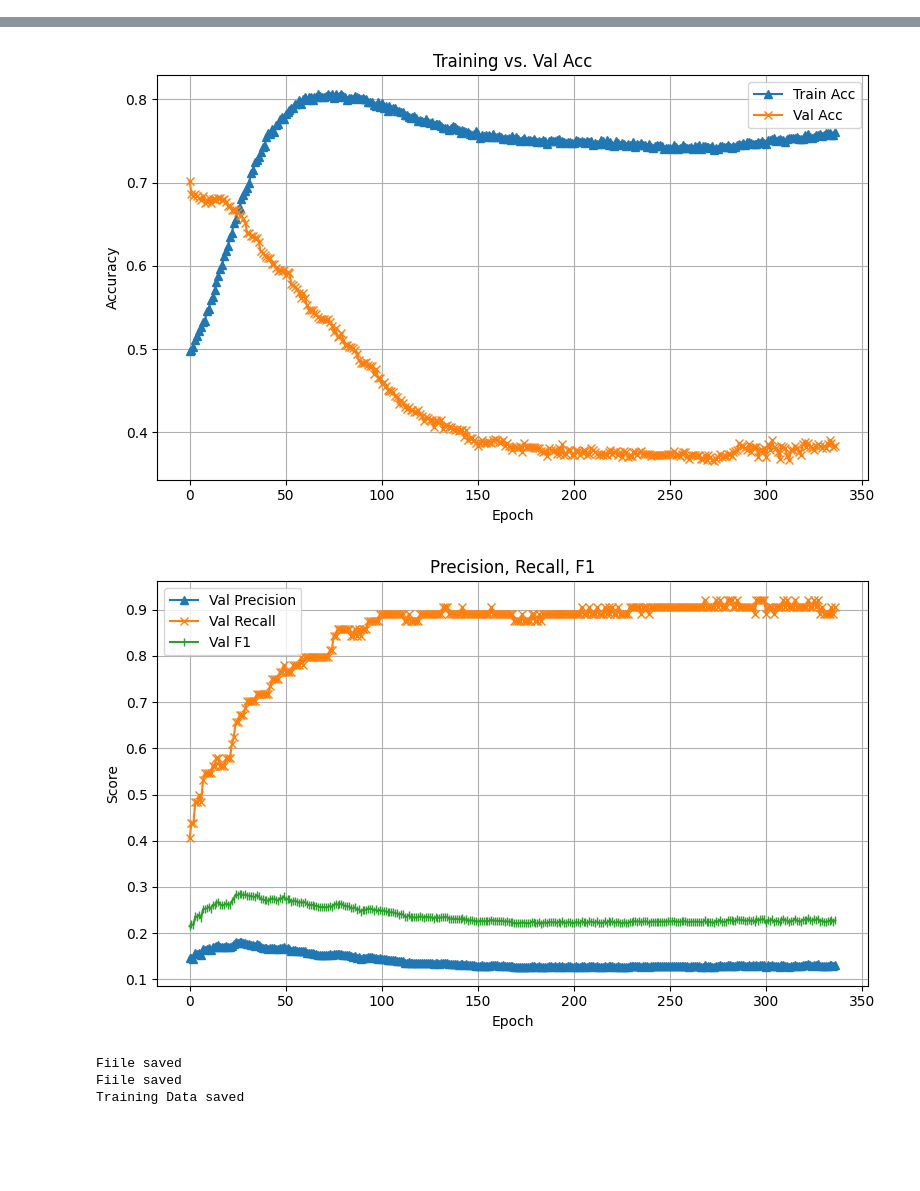
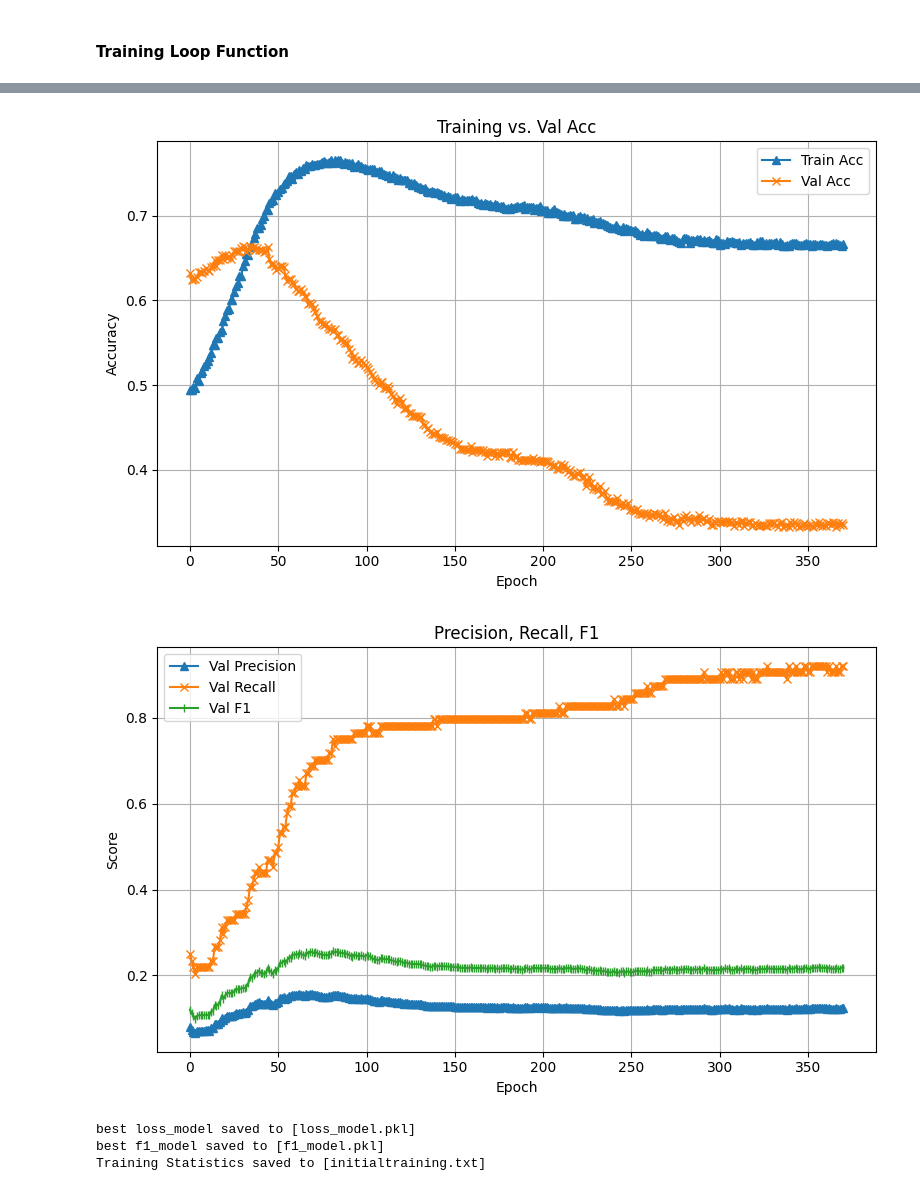
Before and after one commit to TanLeZhan/ADL2, a Jupyter notebook: ADL submission files/p.ipynb, the cells around one changed output, grey strips where cells are left out. Saved outputs shown, nothing was run; the diff lists cells and outputs as text; code cells hidden in the pictures; blank space fills up the shorter version.

```diff
--- a/ADL submission files/p.ipynb
+++ b/ADL submission files/p.ipynb
@@ -104,0 +105,10 @@ OD_majority=None, OD_minority=None,synthesizer = "TVAE", epochs = 1000, n_synthe
+# %%
+load_and_preprocess_data("dataset/raw_data.csv") #? convert raw data to OHE and encoded version
+data = pd.read_csv("dataset/processed_data_encoded.csv")
+device = ("cuda" if torch.cuda.is_available() else "cpu")
+print(device)
+#? Split training and holdout/test set
+trainVal, testing = train_test_split(data, test_size=0.1, random_state=42, stratify=data["DR"])
+
+#? Split training and validation set
+training, validation = train_test_split(trainVal, test_size=1/9, random_state=42, stratify=trainVal["DR"])
@@ -867,22 +726,16 @@ def train_f1_model(model:Ivan_NN, nFeatures:int, bestModelData:dict, trainVal_lo
 #?  hyperparameter declarations
 nInputs = len(training80_x.columns)
 epoch = 1000
-learningRate = 0.0002
+learningRate = 0.000001
 threshold = 0.5
 patience = 300
+selectedModel = Ivan_NN2
+# %% [markdown]
+#### Training Loop Function
 # %%
 
 #? main model training and validation loop
-trainingData = train_model(Ivan_NN2, nInputs, train80_loader, val10_loader, epochs=epoch, learningRate=learningRate, threshold=threshold, patience=patience)
-
-# with open("trainingData.pkl", "w") as f:
-#     pickle.dump(trainingData, f)
-#     print("Training Data saved")
-
-with open("output.txt", "w") as f:
-    for key, value in trainingData.items():
-        f.write(f"{key}: {value}\n")
-    print("Training Data saved")
+trainingData = train_model(selectedModel, nInputs, train80_loader, val10_loader, epochs=epoch, learningRate=learningRate, threshold=threshold, patience=patience)
 # %% [output]
 Ivan_NN2(
   (net): Sequential(
@@ -905,5 +758,5 @@ Early stopping... Current Val Loss:0.0027696234305450533  vs  Best Val Loss: 0.0
-[figure, old version]
+[figure, new version]
-[figure, old version]
+[figure, new version]
-Fiile saved
-Fiile saved
-Training Data saved
+best loss_model saved to [loss_model.pkl]
+best f1_model saved to [f1_model.pkl]
+Training Statistics saved to [initialtraining.txt]
```
Also changed, not shown: parts of 22 cells of this notebook, 13 other files.
